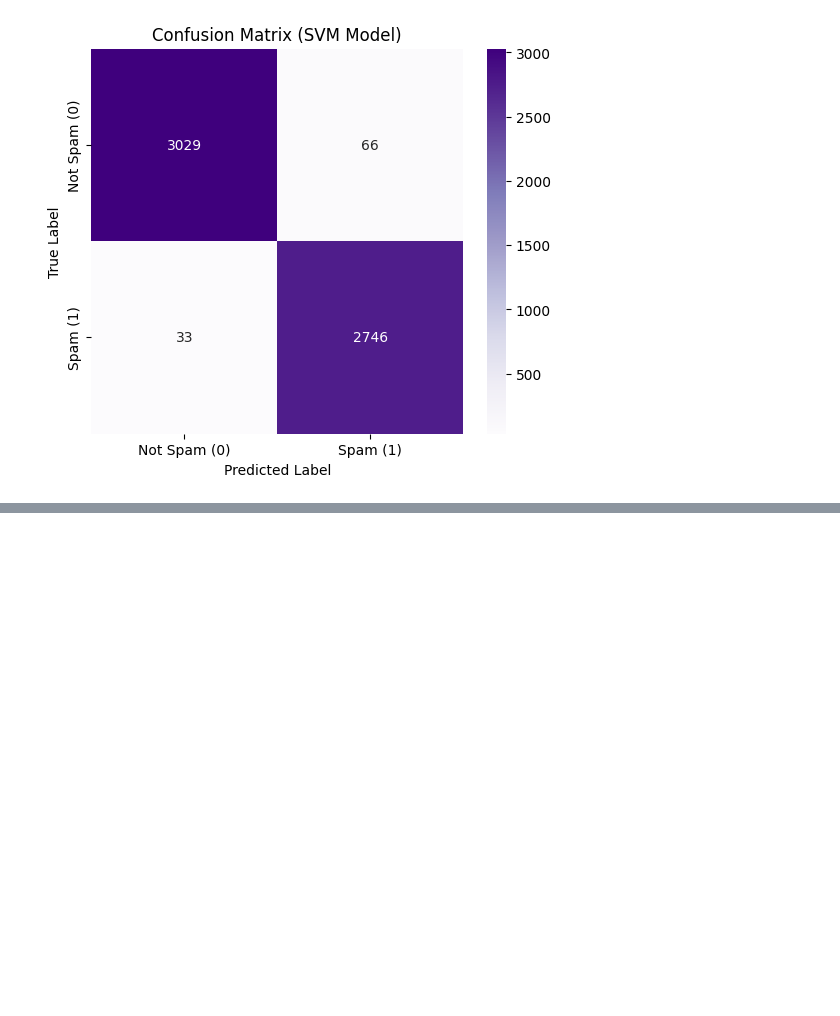
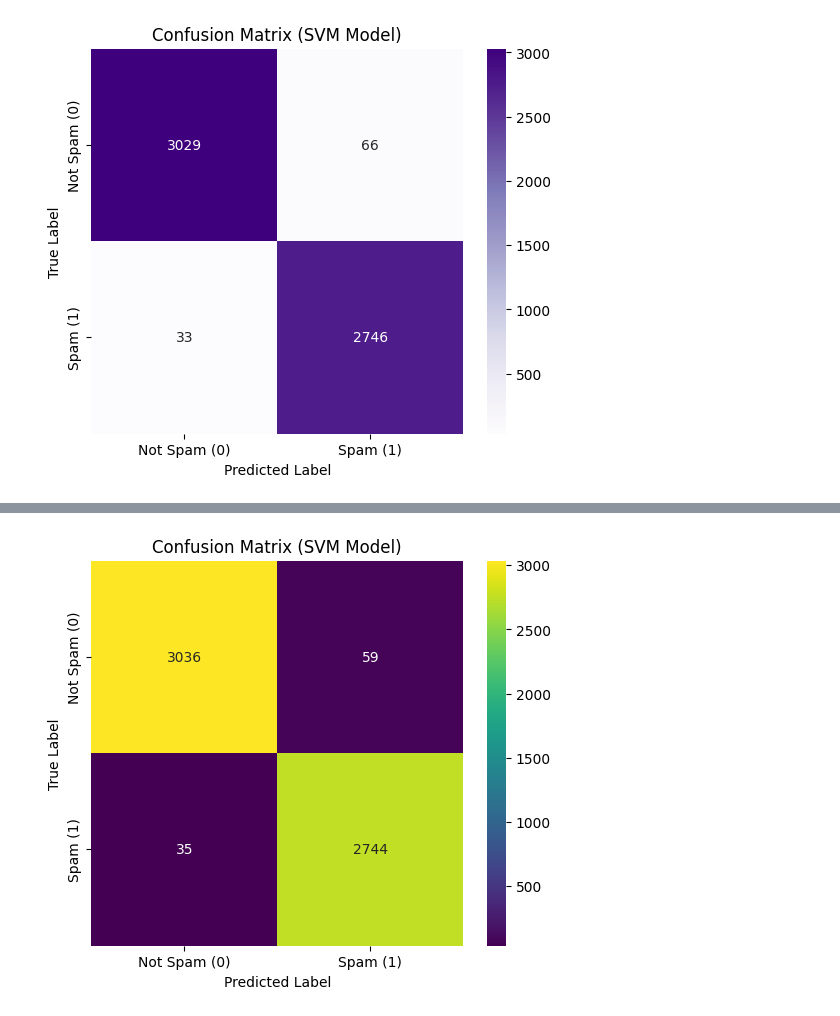
Before and after one commit to Hieuuum/phish-stx, a Jupyter notebook: notebooks/enron_1.ipynb, the cells around one changed output, grey strips where cells are left out. Saved outputs shown, nothing was run; the diff lists cells and outputs as text; code cells hidden in the pictures; blank space fills up the shorter version.

```diff
--- a/notebooks/enron_1.ipynb
+++ b/notebooks/enron_1.ipynb
@@ -492,0 +549,19 @@ plt.show()
+# %%
+from lightgbm import LGBMClassifier
+from sklearn.metrics import accuracy_score, classification_report
+
+lgbm_model = LGBMClassifier(
+    n_estimators=200,
+    learning_rate=0.1,
+    max_depth=-1,          # -1 = no limit
+    subsample=0.8,
+    colsample_bytree=0.8,
+    random_state=42
+)
+
+lgbm_model.fit(X_train, y_train)
+
+y_pred_lgbm = lgbm_model.predict(X_test)
+
+print("Accuracy:", accuracy_score(y_test, y_pred_lgbm))
+print("\nClassification Report:\n", classification_report(y_test, y_pred_lgbm))
@@ -492,0 +595,13 @@ plt.show()
+# %%
+cm_lgbm = confusion_matrix(y_test, y_pred_lgbm)
+
+plt.figure(figsize=(6, 5))
+sns.heatmap(cm_lgbm, annot=True, fmt='d', cmap='viridis',
+            xticklabels=['Not Spam (0)', 'Spam (1)'],
+            yticklabels=['Not Spam (0)', 'Spam (1)'])
+plt.title('Confusion Matrix (SVM Model)')
+plt.xlabel('Predicted Label')
+plt.ylabel('True Label')
+plt.show()
+# %% [output]
+[figure, added]
```
Also changed, not shown: parts of 14 cells of this notebook, 6 other files.
